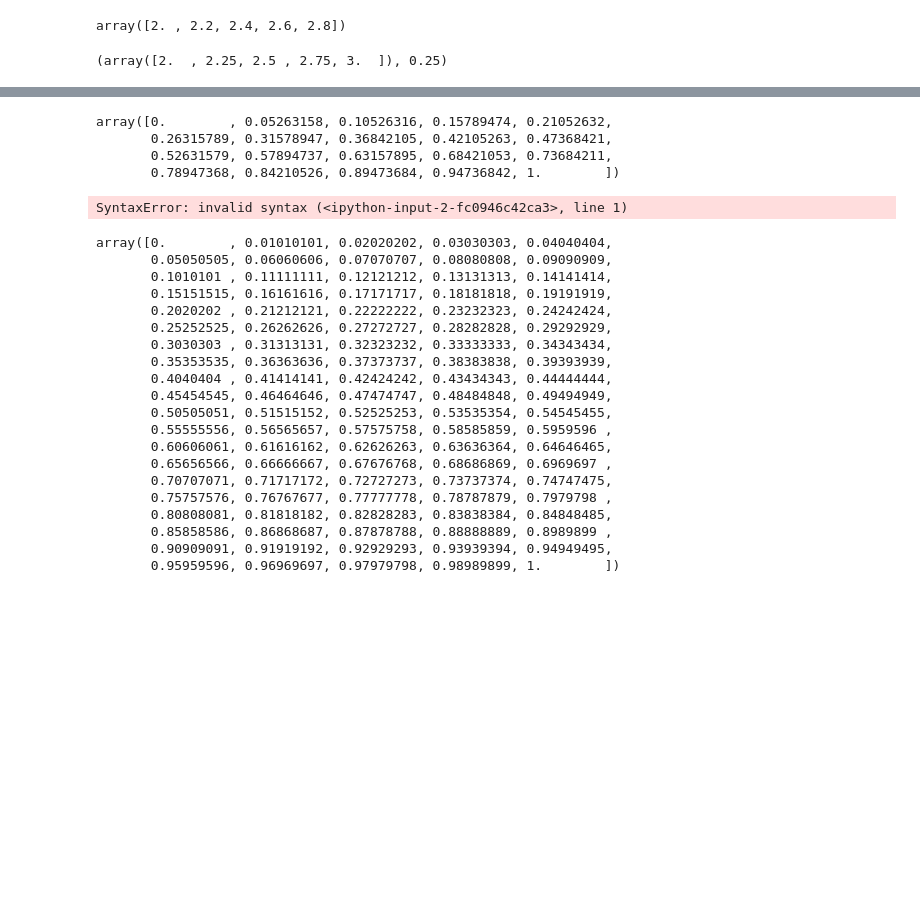
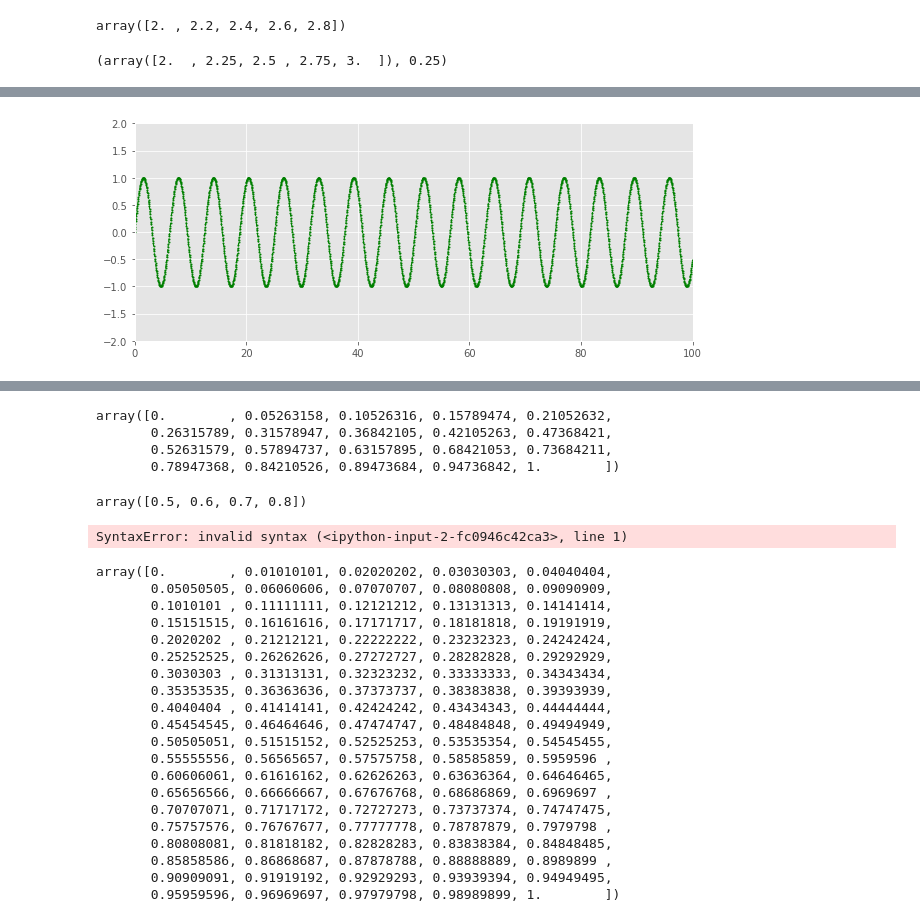
Before and after one commit to haoduohaoduo/JupyterNotebooks, a Jupyter notebook: numpy.ipynb, the cells around one changed output, grey strips where cells are left out. Cells and saved outputs as stored; diff of their text form; code cells hidden in the pictures; blank space fills up the shorter version.

```diff
--- a/numpy.ipynb
+++ b/numpy.ipynb
@@ -175,3 +187,19 @@ plt.show()
+# %%
+import matplotlib.pyplot as jiujiuwoba
+N = 2000
+
+x1 = np.linspace(0, 100, N, endpoint=True)
+y1 = np.sin(x1)
+
+
+jiujiuwoba.plot(x1, y1,  color='green', marker='o', linestyle='dashed',
+    linewidth=1, markersize=1) # 线图
+
+jiujiuwoba.ylim([-2, 2]) # y limit
+jiujiuwoba.xlim([0,100])
+jiujiuwoba.show()
+# %% [output]
+[figure, added]
 # %% [markdown]
 如果需要类似[0., 1., 2.]的浮点数组，可以更改arange输出的类型：arange(3).astype(float)。
 
@@ -187,6 +215,10 @@ array([0.        , 0.05263158, 0.10526316, 0.15789474, 0.21052632,
        0.26315789, 0.31578947, 0.36842105, 0.42105263, 0.47368421,
        0.52631579, 0.57894737, 0.63157895, 0.68421053, 0.73684211,
        0.78947368, 0.84210526, 0.89473684, 0.94736842, 1.        ])
+# %%
+np.arange(0.5,0.8,0.1)
+# %% [output]
+array([0.5, 0.6, 0.7, 0.8])
 # %%
 np.linspace(0,1,?)
 # %% [output]
```
Also changed, not shown: parts of 20 cells of this notebook.
